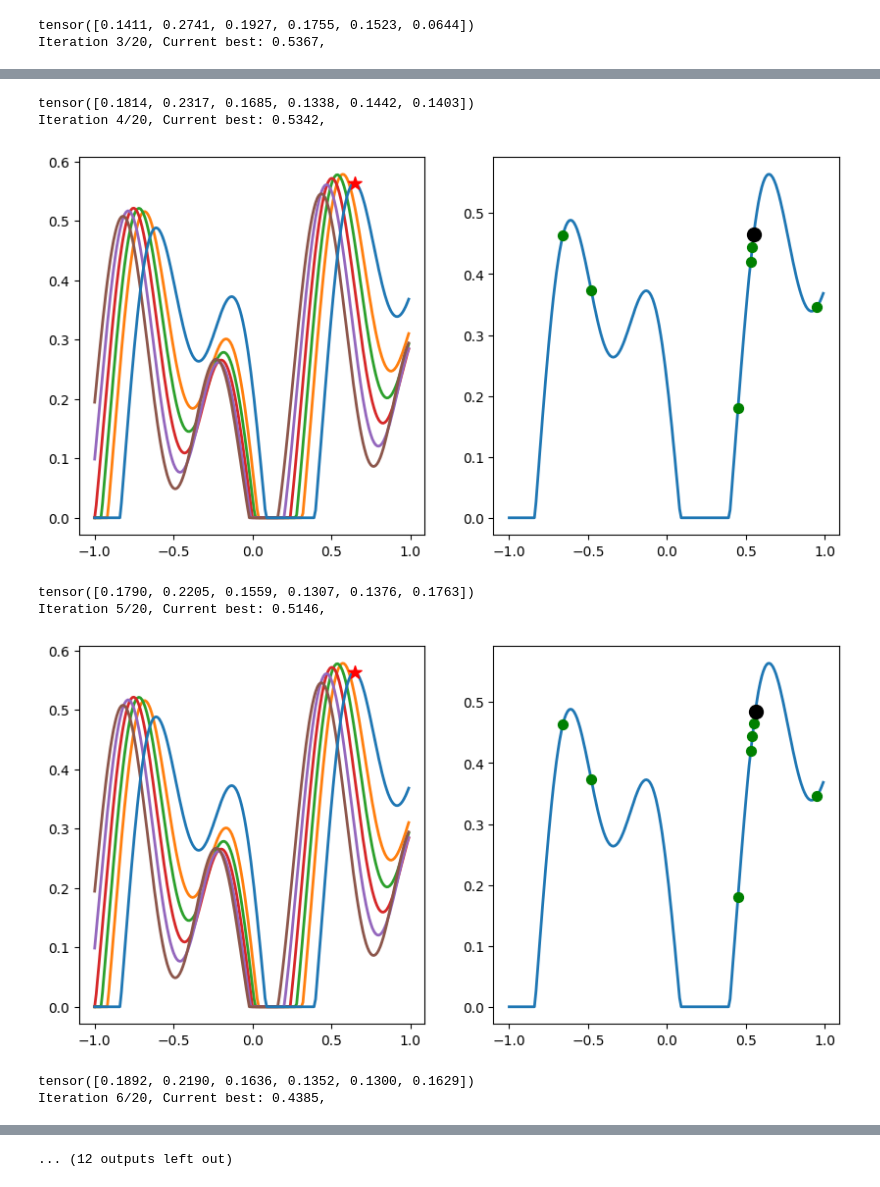
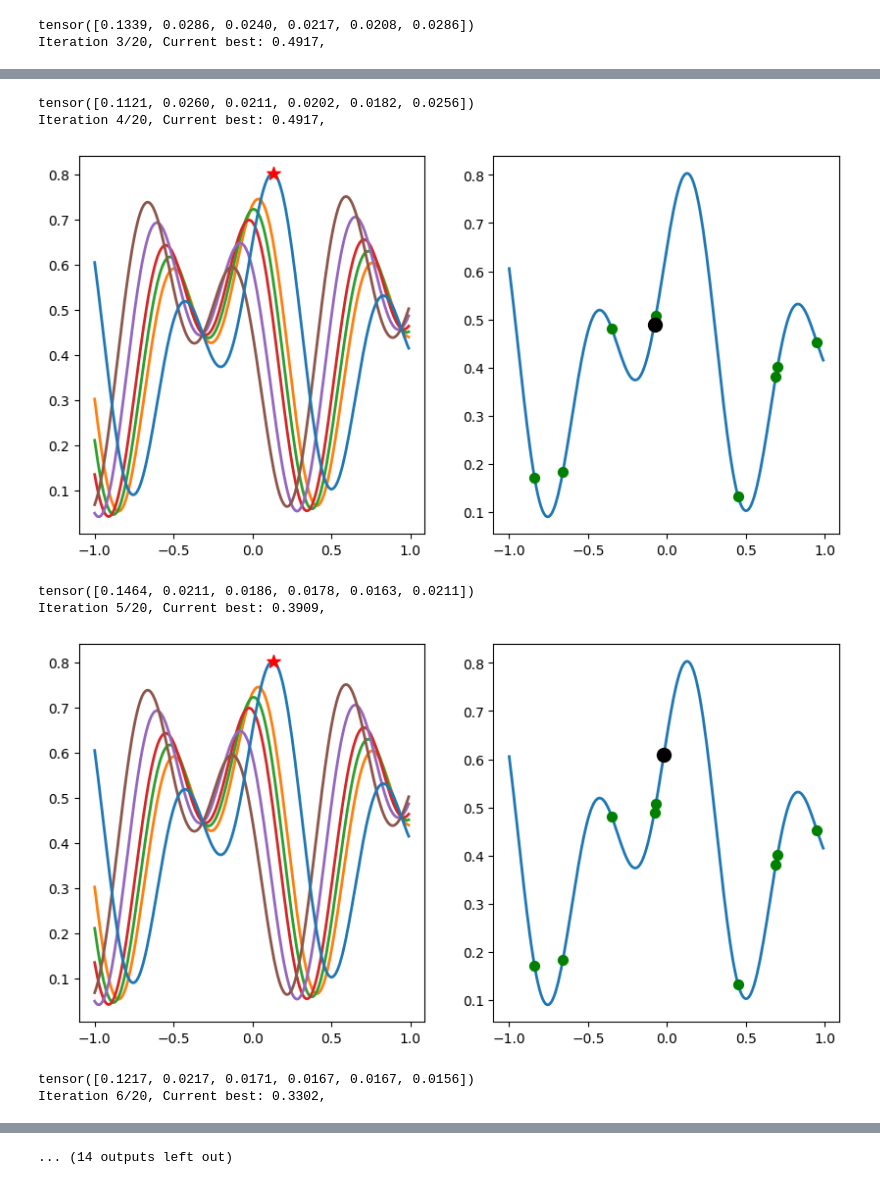
Before and after one commit to timruhkopf/ExperiencedFT-PFNs, a Jupyter notebook: HPO_tasks/Meta-learning-BO/benchmarks/SimpleSynth/demo_simple_run.ipynb, the cells around one changed output, grey strips where cells are left out. Drawn from its saved outputs; the diff is of its cells as text; code cells hidden in the pictures.

```diff
--- a/HPO_tasks/Meta-learning-BO/benchmarks/SimpleSynth/demo_simple_run.ipynb
+++ b/HPO_tasks/Meta-learning-BO/benchmarks/SimpleSynth/demo_simple_run.ipynb
@@ -18,10 +18,10 @@ import matplotlib
 import matplotlib.pyplot as plt
 # %%
 test_seed = "test1"
-task_id = 8  # Task ID for the SimpleSynth benchmark
+task_id = 0  # Task ID for the SimpleSynth benchmark
 max_evaluations = 20
 
-benchmark = SimpleSynth(seed=test_seed, start_task=task_id, initializations=3)
+benchmark = SimpleSynth(seed=test_seed, start_task=task_id, initializations=5)
 
 
 fontsize = 18
@@ -29,9 +29,10 @@ lw=2
 
 import pfns4bo
 from mpfns4bo.mpfns4bo import MPFNs4BO
-meta_data = benchmark.get_meta_data()
+meta_data = benchmark.get_meta_data(task_ids=[3, 4, 5, 7, 9])
 optimizer = MPFNs4BO(torch.load( pfns4bo.hebo_plus_model), benchmark.search_space, meta_data, apply_power_transform=False,
-                      only_obs_incumbents=True, tranformation_type=None, mixing_strategy="my",)
+                    apply_power_transform_pi=True,
+                    only_obs_incumbents=True, tranformation_type=None, mixing_strategy="my",)
 
 
 
@@ -108,2 +109,2 @@ Iteration 2/20, Current best: 0.5367,
-tensor([0.1411, 0.2741, 0.1927, 0.1755, 0.1523, 0.0644])
-Iteration 3/20, Current best: 0.5367,
+tensor([0.1339, 0.0286, 0.0240, 0.0217, 0.0208, 0.0286])
+Iteration 3/20, Current best: 0.4917,
@@ -111,8 +112,8 @@ Iteration 3/20, Current best: 0.5367,
-tensor([0.1814, 0.2317, 0.1685, 0.1338, 0.1442, 0.1403])
-Iteration 4/20, Current best: 0.5342,
+tensor([0.1121, 0.0260, 0.0211, 0.0202, 0.0182, 0.0256])
+Iteration 4/20, Current best: 0.4917,
-[figure, old version]
+[figure, new version]
-tensor([0.1790, 0.2205, 0.1559, 0.1307, 0.1376, 0.1763])
-Iteration 5/20, Current best: 0.5146,
+tensor([0.1464, 0.0211, 0.0186, 0.0178, 0.0163, 0.0211])
+Iteration 5/20, Current best: 0.3909,
-[figure, old version]
+[figure, new version]
-tensor([0.1892, 0.2190, 0.1636, 0.1352, 0.1300, 0.1629])
-Iteration 6/20, Current best: 0.4385,
+tensor([0.1217, 0.0217, 0.0171, 0.0167, 0.0167, 0.0156])
+Iteration 6/20, Current best: 0.3302,
@@ -120 +121 @@ Iteration 6/20, Current best: 0.4385,
-... (12 outputs left out)
+... (14 outputs left out)
```
Also changed, not shown: parts of 1 cell of this notebook, 12 other files.
